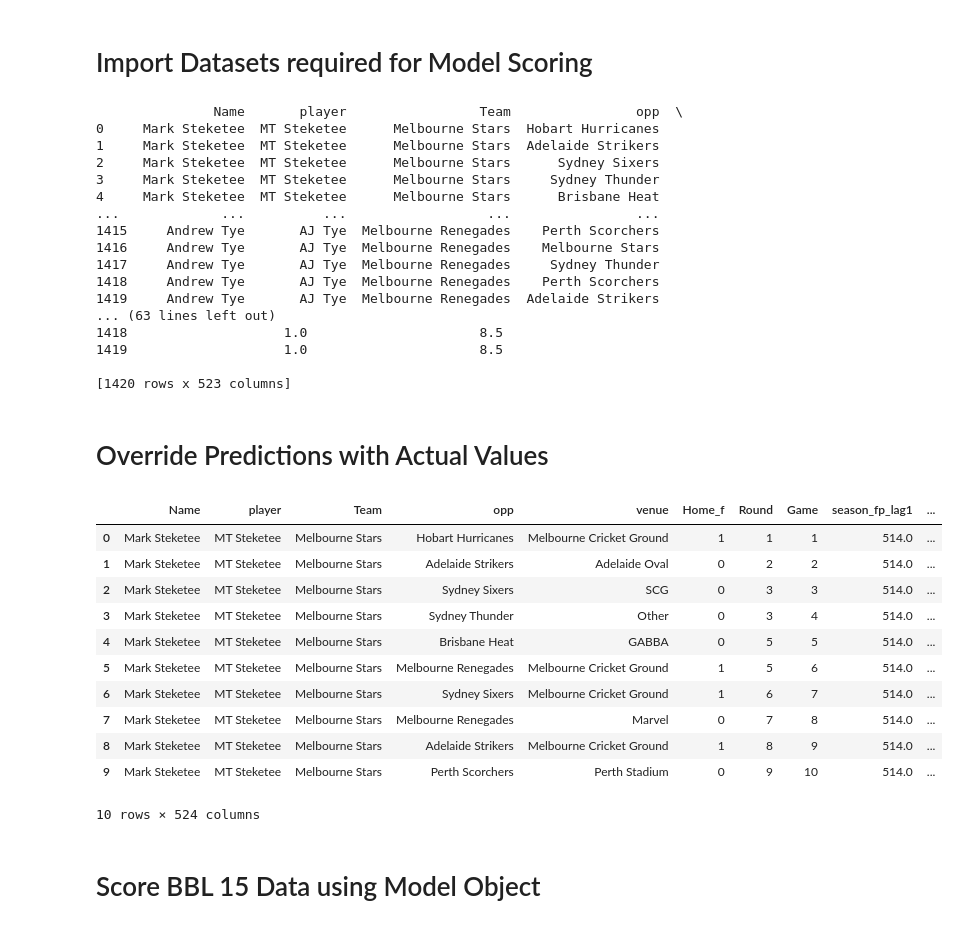
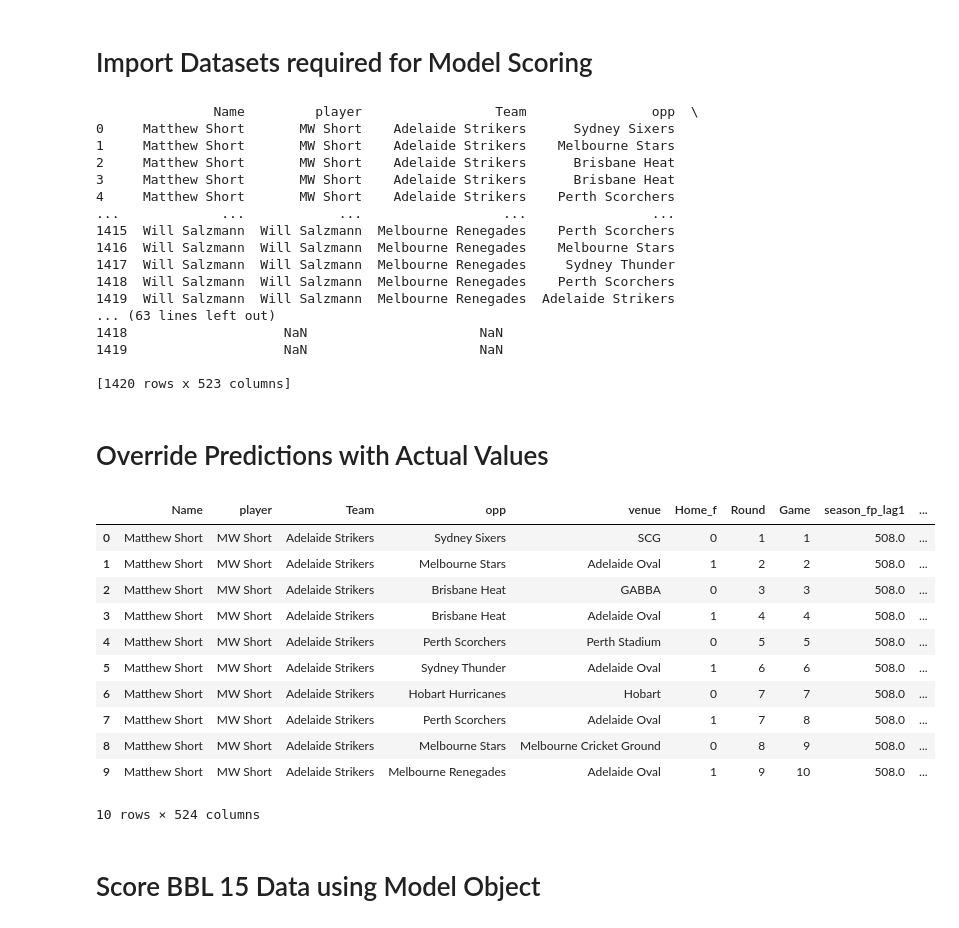
Before and after one commit to Dilan-De-Silva/Big-Bash-Fantasy-AI-v2, a Jupyter notebook: python_script/model/score/post-round-5/Model-Scoring-Pipeline-EFP-All.ipynb, the cells around one changed output. Drawn from its saved outputs; the diff is of its cells as text; code cells hidden in the pictures.

Commit message:
Round 7 Optimisation Setup

```diff
--- a/python_script/model/score/post-round-5/Model-Scoring-Pipeline-EFP-All.ipynb
+++ b/python_script/model/score/post-round-5/Model-Scoring-Pipeline-EFP-All.ipynb
@@ -21,9 +21,9 @@ warnings.filterwarnings("ignore")
 
 os.getcwd()
 model_directory = 'C:/Users/dilan/OneDrive/Documents/Data Science Projects/Repos/Big-Bash-Fantasy-AI-v2/python_script/model/build/models/'
-add_data_directory = 'C:/Users/dilan/OneDrive/Documents/Data Science Projects/Repos/Big-Bash-Fantasy-AI-v2/data/add_data_created/post_round_5/'
+add_data_directory = 'C:/Users/dilan/OneDrive/Documents/Data Science Projects/Repos/Big-Bash-Fantasy-AI-v2/data/add_data_created/post_round_6/'
 over_data_directory = 'C:/Users/dilan/OneDrive/Documents/Data Science Projects/Repos/Big-Bash-Fantasy-AI-v2/data/add_data_created/overall'
-py_data_score_directory = 'C:/Users/dilan/OneDrive/Documents/Data Science Projects/Repos/Big-Bash-Fantasy-AI-v2/data/python_data/scoring/post-round-5/'
+py_data_score_directory = 'C:/Users/dilan/OneDrive/Documents/Data Science Projects/Repos/Big-Bash-Fantasy-AI-v2/data/python_data/scoring/post-round-6/'
 # %% [markdown]
 # Import Model Object
 # %%
@@ -47,13 +47,13 @@ feat_list_pg5 = model_obj_pg5.get_booster().feature_names
 # %%
 # 1. Import Datasets
 # All BBL 15 Player & their Team Data
-player_df = pd.read_csv(os.path.join(add_data_directory,'player_price_2026_efp_rnd_5.csv'), low_memory=False)
+player_df = pd.read_csv(os.path.join(add_data_directory,'player_price_2026_efp_rnd_6.csv'), low_memory=False)
 # player_df = player_df[["Full_Name","player", "Team"]].rename(columns = {"Full_Name":"Name"})
 player_df = player_df[["Full_Name", "player", "Team"]]
 
 # BBL 15 Player Features
 # Prior Season Features (Lags)
-lags_15_df = pd.read_csv(os.path.join(py_data_score_directory,'bbl15_lags_pr5.csv'), low_memory=False)
+lags_15_df = pd.read_csv(os.path.join(py_data_score_directory,'bbl15_lags_pr6.csv'), low_memory=False)
 lags_15_df = lags_15_df.drop(["player"], axis = 1)
 # lags_15_df = lags_15_df.drop(["Unnamed: 0"], axis = 1)
 
@@ -71,51 +71,51 @@ player_fix_scen_df = player_fix_scen_df.rename(columns = {"Opposition":"opp", "V
 bbl15_scen_df = pd.merge(player_fix_scen_df , lags_15_df, left_on = ["Full_Name"], right_on = ["Full_Name"], how = "left").rename(columns = {"Full_Name":"Name"})
 print(bbl15_scen_df)
 # %% [output]
-               Name       player                 Team                opp  \
-0     Mark Steketee  MT Steketee      Melbourne Stars  Hobart Hurricanes
-1     Mark Steketee  MT Steketee      Melbourne Stars  Adelaide Strikers
-2     Mark Steketee  MT Steketee      Melbourne Stars      Sydney Sixers
-3     Mark Steketee  MT Steketee      Melbourne Stars     Sydney Thunder
-4     Mark Steketee  MT Steketee      Melbourne Stars      Brisbane Heat
-...             ...          ...                  ...                ...
-1415     Andrew Tye       AJ Tye  Melbourne Renegades    Perth Scorchers
-1416     Andrew Tye       AJ Tye  Melbourne Renegades    Melbourne Stars
-1417     Andrew Tye       AJ Tye  Melbourne Renegades     Sydney Thunder
-1418     Andrew Tye       AJ Tye  Melbourne Renegades    Perth Scorchers
-1419     Andrew Tye       AJ Tye  Melbourne Renegades  Adelaide Strikers
+               Name         player                 Team                opp  \
+0     Matthew Short       MW Short    Adelaide Strikers      Sydney Sixers
+1     Matthew Short       MW Short    Adelaide Strikers    Melbourne Stars
+2     Matthew Short       MW Short    Adelaide Strikers      Brisbane Heat
+3     Matthew Short       MW Short    Adelaide Strikers      Brisbane Heat
+4     Matthew Short       MW Short    Adelaide Strikers    Perth Scorchers
+...             ...            ...                  ...                ...
+1415  Will Salzmann  Will Salzmann  Melbourne Renegades    Perth Scorchers
+1416  Will Salzmann  Will Salzmann  Melbourne Renegades    Melbourne Stars
+1417  Will Salzmann  Will Salzmann  Melbourne Renegades     Sydney Thunder
+1418  Will Salzmann  Will Salzmann  Melbourne Renegades    Perth Scorchers
+1419  Will Salzmann  Will Salzmann  Melbourne Renegades  Adelaide Strikers
 ... (63 lines left out)
-1418                    1.0                      8.5
-1419                    1.0                      8.5
+1418                    NaN                      NaN
+1419                    NaN                      NaN
 
 [1420 rows x 523 columns]
 # %% [markdown]
 # Override Predictions with Actual Values
 # %%
 # 1. Extract Actual Points Data
-bbl15_prior_df = pd.read_csv(os.path.join(add_data_directory,'player_bbl15_pts_rnd_5.csv'), low_memory=False)
+bbl15_prior_df = pd.read_csv(os.path.join(add_data_directory,'player_bbl15_pts_rnd_6.csv'), low_memory=False)
 bbl15_prior_df = bbl15_prior_df.drop(['Team','Price'], axis = 1)
 bbl15_prior_df.columns = bbl15_prior_df.columns.str.replace(r'Game_', '')
 bbl15_prior_df = pd.melt(bbl15_prior_df, id_vars=['player'], value_vars= ['1', '2', '3', '4', '5', '6', '7', '8', '9', '10'],
                          var_name='Game', value_name='fantasy_point').dropna()
 bbl15_prior_df['Game'] = bbl15_prior_df['Game'].astype(int)
 bbl15_prior_df = bbl15_prior_df.rename(columns={"player": "Name"})
 
 # 2. Override Expected Points with Actual Points where available
 bbl15_scen_df = pd.merge(bbl15_scen_df, bbl15_prior_df, left_on = ["Name","Game"], right_on = ["Name","Game"], how = "left")
 
 display(bbl15_scen_df.head(10))
 # %% [output]
 |  | Name | player | Team | opp | venue | Home_f | Round | Game | season_fp_lag1 | ... |
-| 0 | Mark Steketee | MT Steketee | Melbourne Stars | Hobart Hurricanes | Melbourne Cricket Ground | 1 | 1 | 1 | 514.0 | ... |
-| 1 | Mark Steketee | MT Steketee | Melbourne Stars | Adelaide Strikers | Adelaide Oval | 0 | 2 | 2 | 514.0 | ... |
-| 2 | Mark Steketee | MT Steketee | Melbourne Stars | Sydney Sixers | SCG | 0 | 3 | 3 | 514.0 | ... |
-| 3 | Mark Steketee | MT Steketee | Melbourne Stars | Sydney Thunder | Other | 0 | 3 | 4 | 514.0 | ... |
-| 4 | Mark Steketee | MT Steketee | Melbourne Stars | Brisbane Heat | GABBA | 0 | 5 | 5 | 514.0 | ... |
-| 5 | Mark Steketee | MT Steketee | Melbourne Stars | Melbourne Renegades | Melbourne Cricket Ground | 1 | 5 | 6 | 514.0 | ... |
-| 6 | Mark Steketee | MT Steketee | Melbourne Stars | Sydney Sixers | Melbourne Cricket Ground | 1 | 6 | 7 | 514.0 | ... |
-| 7 | Mark Steketee | MT Steketee | Melbourne Stars | Melbourne Renegades | Marvel | 0 | 7 | 8 | 514.0 | ... |
-| 8 | Mark Steketee | MT Steketee | Melbourne Stars | Adelaide Strikers | Melbourne Cricket Ground | 1 | 8 | 9 | 514.0 | ... |
-| 9 | Mark Steketee | MT Steketee | Melbourne Stars | Perth Scorchers | Perth Stadium | 0 | 9 | 10 | 514.0 | ... |
+| 0 | Matthew Short | MW Short | Adelaide Strikers | Sydney Sixers | SCG | 0 | 1 | 1 | 508.0 | ... |
+| 1 | Matthew Short | MW Short | Adelaide Strikers | Melbourne Stars | Adelaide Oval | 1 | 2 | 2 | 508.0 | ... |
+| 2 | Matthew Short | MW Short | Adelaide Strikers | Brisbane Heat | GABBA | 0 | 3 | 3 | 508.0 | ... |
+| 3 | Matthew Short | MW Short | Adelaide Strikers | Brisbane Heat | Adelaide Oval | 1 | 4 | 4 | 508.0 | ... |
+| 4 | Matthew Short | MW Short | Adelaide Strikers | Perth Scorchers | Perth Stadium | 0 | 5 | 5 | 508.0 | ... |
+| 5 | Matthew Short | MW Short | Adelaide Strikers | Sydney Thunder | Adelaide Oval | 1 | 6 | 6 | 508.0 | ... |
+| 6 | Matthew Short | MW Short | Adelaide Strikers | Hobart Hurricanes | Hobart | 0 | 7 | 7 | 508.0 | ... |
+| 7 | Matthew Short | MW Short | Adelaide Strikers | Perth Scorchers | Adelaide Oval | 1 | 7 | 8 | 508.0 | ... |
+| 8 | Matthew Short | MW Short | Adelaide Strikers | Melbourne Stars | Melbourne Cricket Ground | 0 | 8 | 9 | 508.0 | ... |
+| 9 | Matthew Short | MW Short | Adelaide Strikers | Melbourne Renegades | Adelaide Oval | 1 | 9 | 10 | 508.0 | ... |
 10 rows × 524 columns
 # %% [markdown]
 # Score BBL 15 Data using Model Object
```
Also changed, not shown: parts of 2 cells of this notebook, 15 other files.
